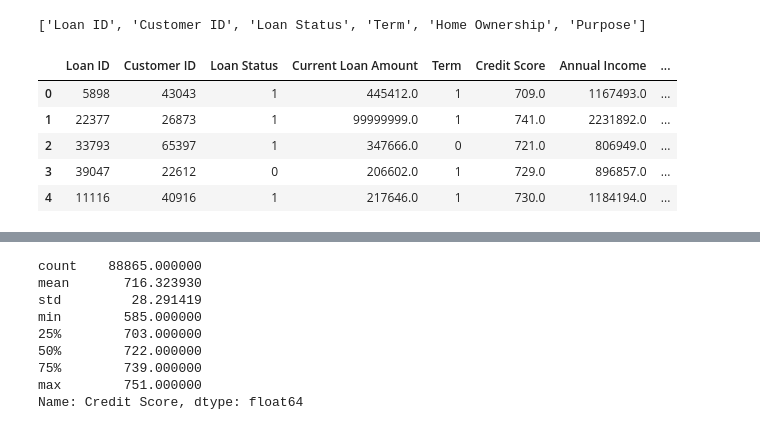
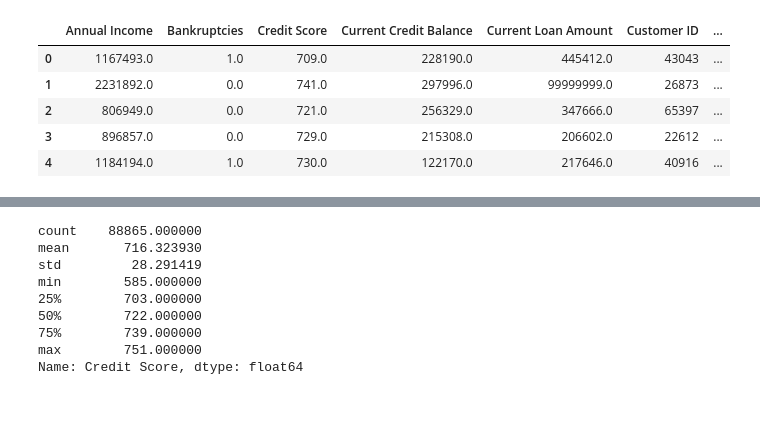
Before and after one commit to sbhushan0767/ECS171G12Proj, a Jupyter notebook: data_preprocessing.ipynb, the cells around one changed output, grey strips where cells are left out. Saved outputs shown, nothing was run; the diff lists cells and outputs as text; code cells hidden in the pictures.

Commit message:
Add files via upload
fill missing values from Months since last delinquent with 0
fill missing values from Bankruptcy with 0

```diff
--- a/data_preprocessing.ipynb
+++ b/data_preprocessing.ipynb
@@ -88 +117,4 @@ dtype: int64
+# %%
+to_drop = 'Months since last delinquent'
+df = df.drop(to_drop, axis = 1)
 # %%
@@ -91,8 +125,15 @@ numeric = df.select_dtypes('number')
 df[numeric.columns] = numeric.fillna(numeric.mean())
+# %%
+#fill bankruptcies NaN value with 0
+df['Bankruptcies'] = df['Bankruptcies'].fillna(0)
 # %%
 # Impute missing values for categorical data with the mode
 categoric = df.select_dtypes('object')
+categoric = categoric.drop(columns = 'Years in current job')
 df[categoric.columns] = categoric.fillna(categoric.agg(lambda x: x.mode().values[0]))
+# %%
+#fill NaN for Years in current job with'< 1 year'
+df['Years in current job'] = df['Years in current job'].fillna('< 1 year')
 # %%
 # Confirm all missing values have been filled in
 df.isna().sum()
@@ -155,23 +195,16 @@ Purpose                    16
 dtype: int64
-# %%
-# Remove 'Years in current job' from categorical columns
-categoric_cols = list(categoric.columns)
-categoric_cols.remove('Years in current job')
-categoric_cols
-# %% [output]
-['Loan ID', 'Customer ID', 'Loan Status', 'Term', 'Home Ownership', 'Purpose']
 # %%
 # Label encode categorical columns
 le = LabelEncoder()
-df[categoric_cols] = df[categoric_cols].apply(le.fit_transform)
+df[categoric.columns] = df[categoric.columns].apply(le.fit_transform)
 df.head()
 # %% [output]
-|  | Loan ID | Customer ID | Loan Status | Current Loan Amount | Term | Credit Score | Annual Income | ... |
-| 0 | 5898 | 43043 | 1 | 445412.0 | 1 | 709.0 | 1167493.0 | ... |
-| 1 | 22377 | 26873 | 1 | 99999999.0 | 1 | 741.0 | 2231892.0 | ... |
-| 2 | 33793 | 65397 | 1 | 347666.0 | 0 | 721.0 | 806949.0 | ... |
-| 3 | 39047 | 22612 | 0 | 206602.0 | 1 | 729.0 | 896857.0 | ... |
-| 4 | 11116 | 40916 | 1 | 217646.0 | 1 | 730.0 | 1184194.0 | ... |
+|  | Annual Income | Bankruptcies | Credit Score | Current Credit Balance | Current Loan Amount | Customer ID | ... |
+| 0 | 1167493.0 | 1.0 | 709.0 | 228190.0 | 445412.0 | 43043 | ... |
+| 1 | 2231892.0 | 0.0 | 741.0 | 297996.0 | 99999999.0 | 26873 | ... |
+| 2 | 806949.0 | 0.0 | 721.0 | 256329.0 | 347666.0 | 65397 | ... |
+| 3 | 896857.0 | 0.0 | 729.0 | 215308.0 | 206602.0 | 22612 | ... |
+| 4 | 1184194.0 | 1.0 | 730.0 | 122170.0 | 217646.0 | 40916 | ... |
 # %%
 # Convert 'Years in current job' to numerical column -
 # Note: Numerical tranformation converts '< 1 year' to 0 and '10+ years' to 10 for simplicity
```
Also changed, not shown: parts of 16 cells of this notebook.
